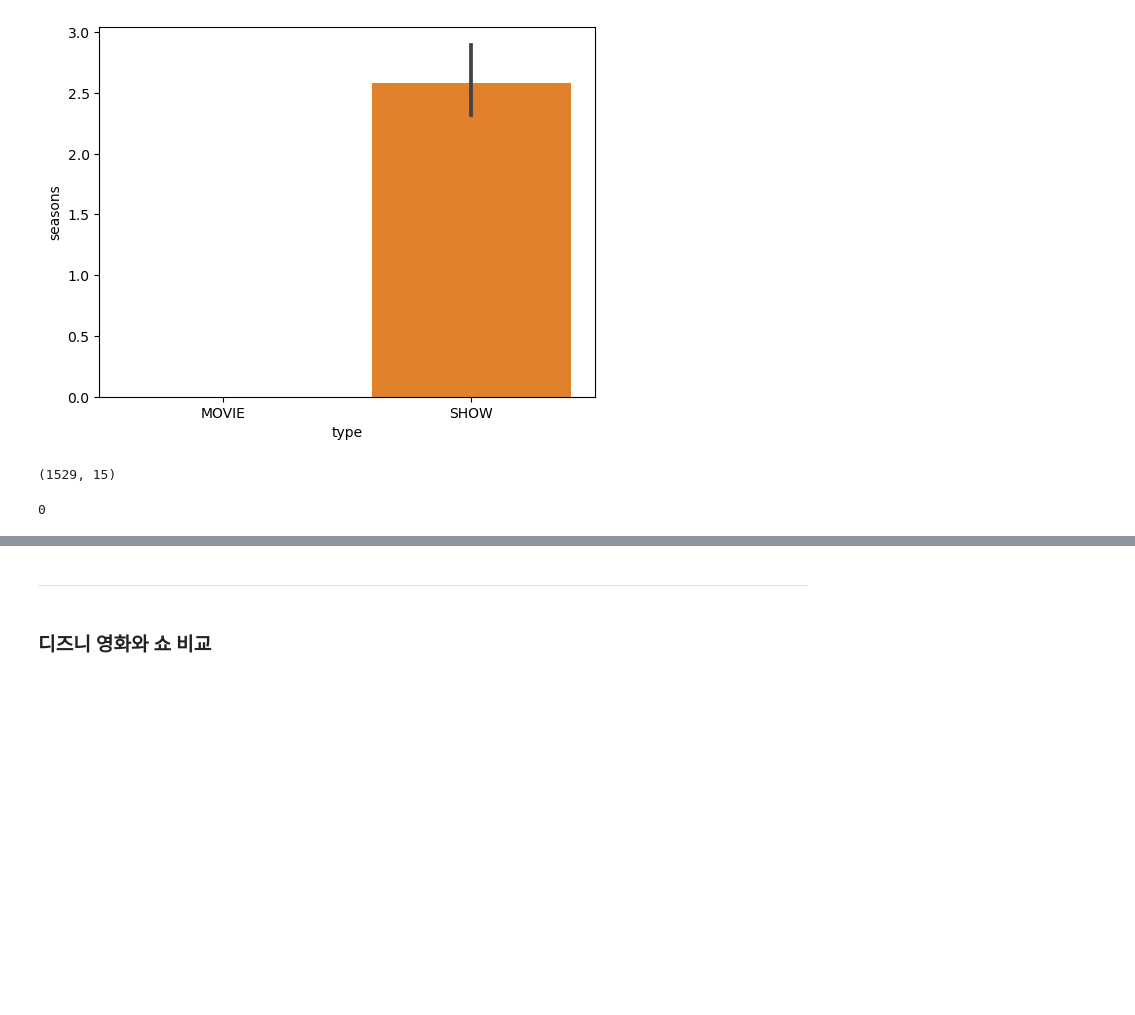
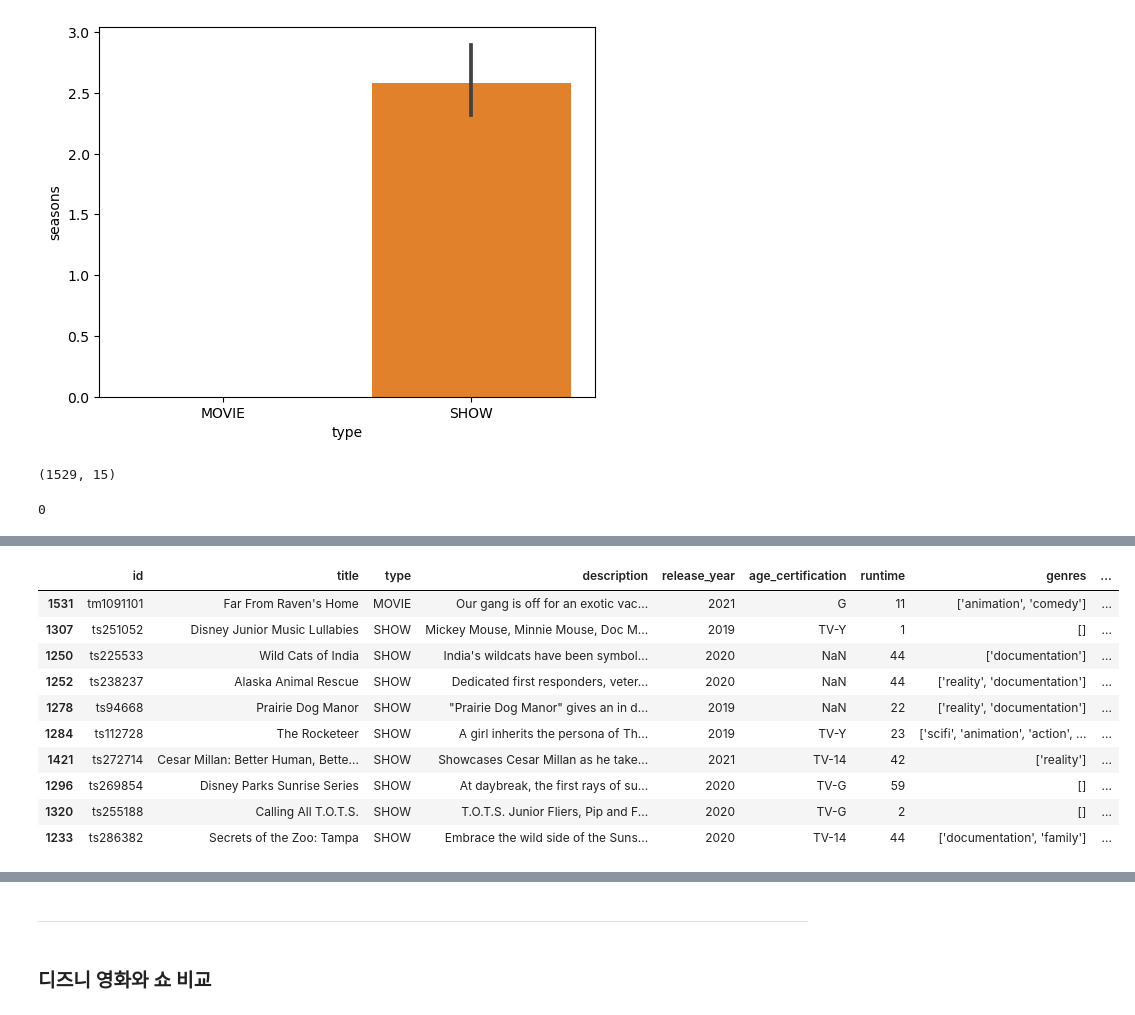
Before and after one commit to soy53/Datathon_ott, a Jupyter notebook: Disney.ipynb, the cells around one changed output, grey strips where cells are left out. Saved outputs shown, nothing was run; the diff lists cells and outputs as text; code cells hidden in the pictures; blank space fills up the shorter version.

```diff
--- a/Disney.ipynb
+++ b/Disney.ipynb
@@ -421,0 +360,16 @@ plt.show()
+# %%
+# 결측치 처리 전 tmdb votes 상위 10개
+before_top_tmdbscore=disney1.sort_values('tmdb_score',ascending=False)
+before_top_tmdbscore.head(10)
+# %% [output]
+|  | id | title | type | description | release_year | age_certification | runtime | genres | ... |
+| 1531 | tm1091101 | Far From Raven's Home | MOVIE | Our gang is off for an exotic vac... | 2021 | G | 11 | ['animation', 'comedy'] | ... |
+| 1307 | ts251052 | Disney Junior Music Lullabies | SHOW | Mickey Mouse, Minnie Mouse, Doc M... | 2019 | TV-Y | 1 | [] | ... |
+| 1250 | ts225533 | Wild Cats of India | SHOW | India's wildcats have been symbol... | 2020 | NaN | 44 | ['documentation'] | ... |
+| 1252 | ts238237 | Alaska Animal Rescue | SHOW | Dedicated first responders, veter... | 2020 | NaN | 44 | ['reality', 'documentation'] | ... |
+| 1278 | ts94668 | Prairie Dog Manor | SHOW | "Prairie Dog Manor" gives an in d... | 2019 | NaN | 22 | ['reality', 'documentation'] | ... |
+| 1284 | ts112728 | The Rocketeer | SHOW | A girl inherits the persona of Th... | 2019 | TV-Y | 23 | ['scifi', 'animation', 'action', ... | ... |
+| 1421 | ts272714 | Cesar Millan: Better Human, Bette... | SHOW | Showcases Cesar Millan as he take... | 2021 | TV-14 | 42 | ['reality'] | ... |
+| 1296 | ts269854 | Disney Parks Sunrise Series | SHOW | At daybreak, the first rays of su... | 2020 | TV-G | 59 | [] | ... |
+| 1320 | ts255188 | Calling All T.O.T.S. | SHOW | T.O.T.S. Junior Fliers, Pip and F... | 2020 | TV-G | 2 | [] | ... |
+| 1233 | ts286382 | Secrets of the Zoo: Tampa | SHOW | Embrace the wild side of the Suns... | 2020 | TV-14 | 44 | ['documentation', 'family'] | ... |
```
Also changed, not shown: parts of 40 cells of this notebook.
